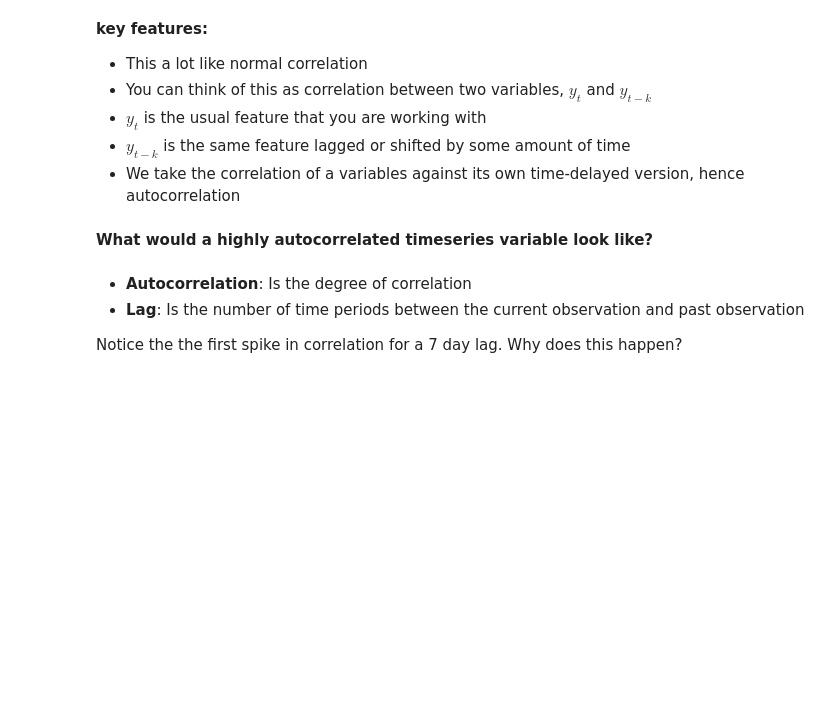
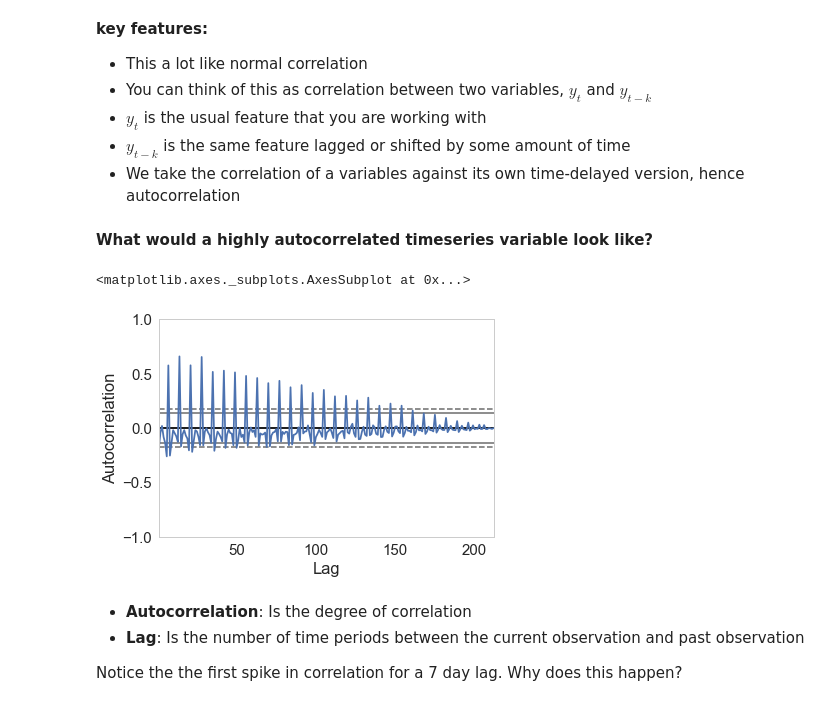
Before and after one commit to ekim1394/kaggleRainforest, a Jupyter notebook: lessons/Lesson12_Intro_to_Time_Series/time_series_analysis.ipynb, the cells around one changed output. Drawn from its saved outputs; the diff is of its cells as text; code cells hidden in the pictures; blank space fills up the shorter version.

```diff
--- a/lessons/Lesson12_Intro_to_Time_Series/time_series_analysis.ipynb
+++ b/lessons/Lesson12_Intro_to_Time_Series/time_series_analysis.ipynb
@@ -469,7 +613,10 @@ Notice that this means trends and seasonality will show autocorrelation
 # %%
 from pandas.tools.plotting import autocorrelation_plot
 # %%
-autocorrelation_plot(store1_data['2015-05']['Sales'])
+autocorrelation_plot(store1_data['2015']['Sales'])
+# %% [output]
+<matplotlib.axes._subplots.AxesSubplot at 0x...>
+[figure, added]
 # %% [markdown]
 - **Autocorrelation**: Is the degree of correlation
 - **Lag**: Is the number of time periods between the current observation and past observation
```
Also changed, not shown: parts of 31 cells of this notebook, 10 other files.
